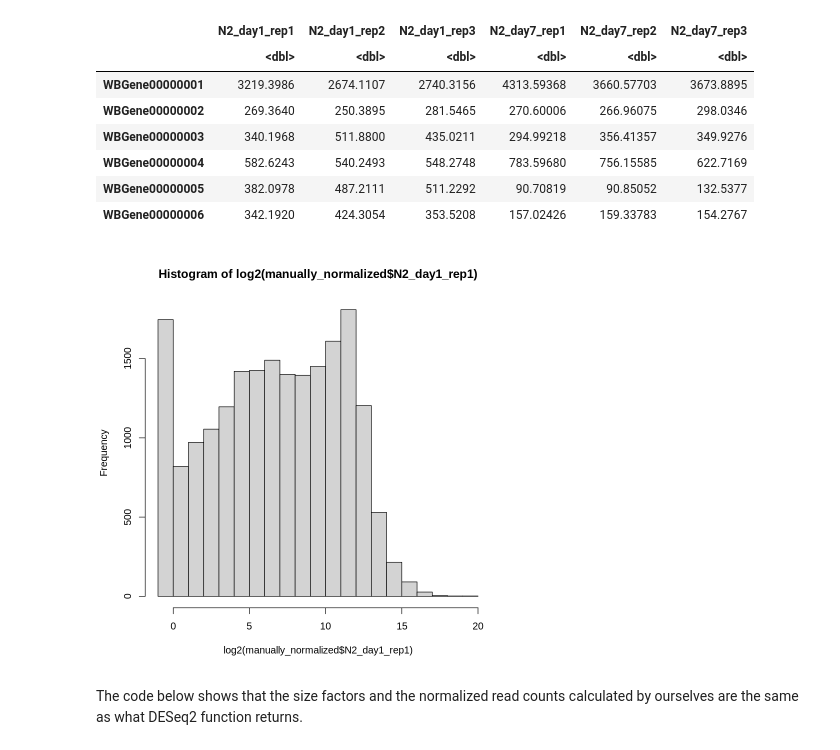
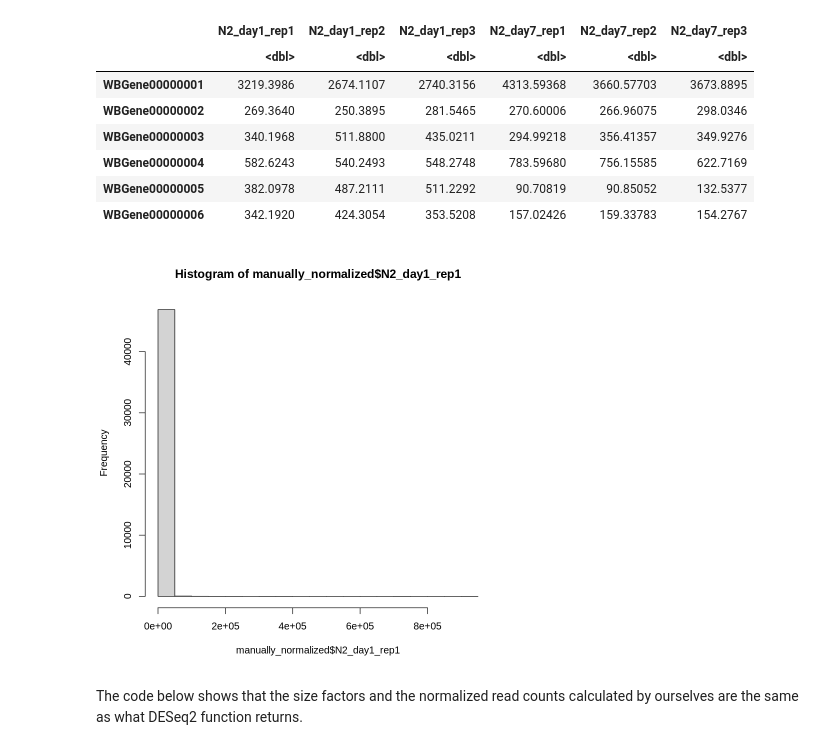
Before and after one commit to Bix4UMD/BIOI611_lab, a Jupyter notebook: docs/BIOI611_DESeq2_analysis.ipynb, the cells around one changed output. Saved outputs shown, nothing was run; the diff lists cells and outputs as text; code cells hidden in the pictures.

```diff
--- a/docs/BIOI611_DESeq2_analysis.ipynb
+++ b/docs/BIOI611_DESeq2_analysis.ipynb
@@ -530,9 +538,9 @@ A data.frame: 6 × 6
 | WBGene00000005 | 382.0978 | 487.2111 | 511.2292 | 90.70819 | 90.85052 | 132.5377 |
 | WBGene00000006 | 342.1920 | 424.3054 | 353.5208 | 157.02426 | 159.33783 | 154.2767 |
 # %%
-hist(log2(manually_normalized$N2_day1_rep1))
+hist(manually_normalized$N2_day1_rep1)
 # %% [output]
-[figure, old version]
+[figure, new version]
 # %% [markdown]
 The code below shows that the size factors and the normalized read counts calculated by ourselves are the same as what DESeq2 function returns.
 # %%
```
Also changed, not shown: parts of 7 cells of this notebook.
